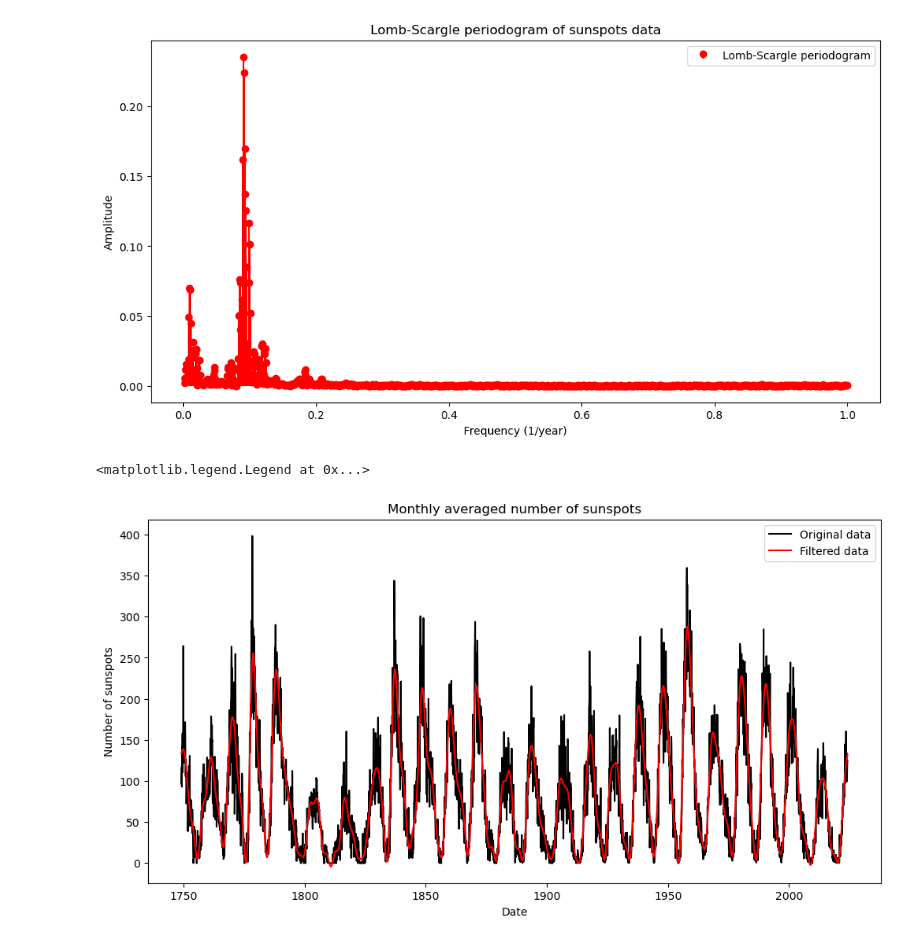
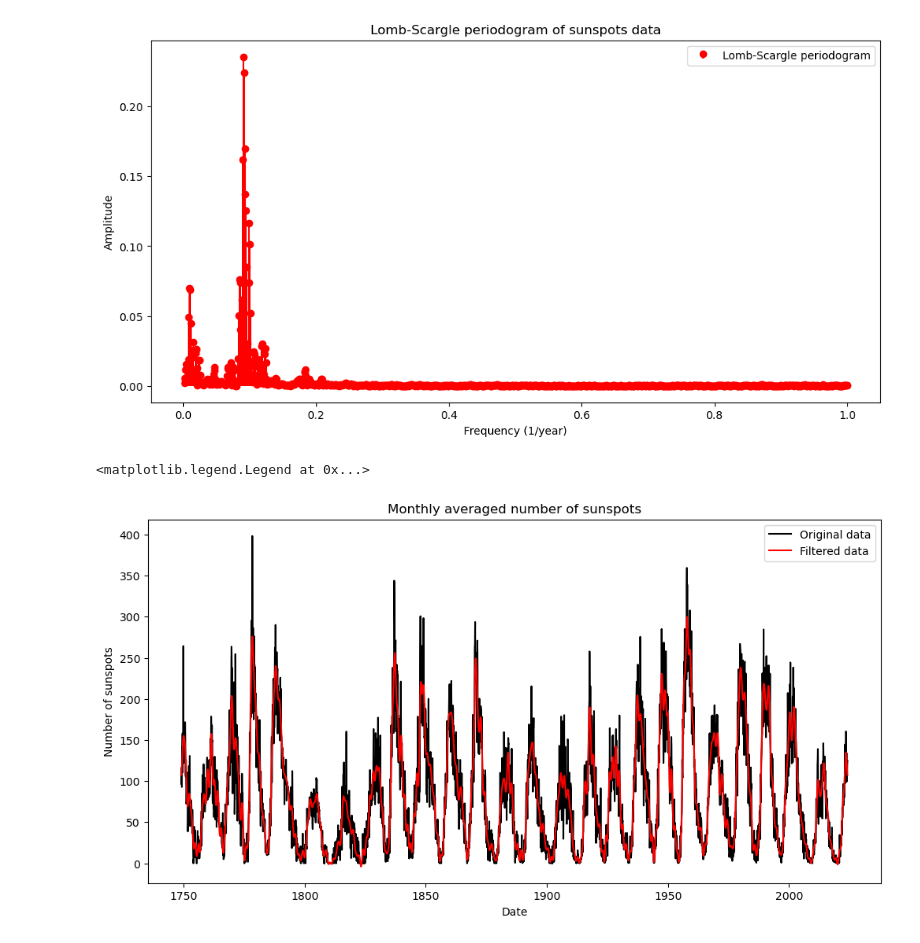
Before and after one commit to lennartvoelz/sunspot_data, a Jupyter notebook: scripts/showcase.ipynb, the cells around one changed output. Cells and saved outputs as stored; diff of their text form; code cells hidden in the pictures.

Commit message:
ran into some problems, cant figure out for now

```diff
--- a/scripts/showcase.ipynb
+++ b/scripts/showcase.ipynb
@@ -60,20 +60,20 @@ plt.legend()
 # %%
 ft = rfft(sunspots["N_total_sunspots_smoothed"].to_numpy())
 frequencies = rfftfreq(len(sunspots["N_total_sunspots_smoothed"]), d=sunspots["Dec_Year"].diff().mean())
 
-ft[frequencies>0.3] = 0
+ft[frequencies>0.8] = 0
 sunspots_filtered = irfft(ft)
 
 fig, ax = plt.subplots(figsize=(12, 6))
 
 ax.plot(sunspots['Dec_Year'], sunspots['N_total_sunspots_smoothed'], 'k-', label='Original data')
 ax.plot(sunspots['Dec_Year'], sunspots_filtered, 'r-', label='Filtered data')
 ax.set(
     xlabel='Date',
     ylabel='Number of sunspots',
     title='Monthly averaged number of sunspots',
 )
 plt.legend()
 # %% [output]
 <matplotlib.legend.Legend at 0x...>
-[figure, old version]
+[figure, new version]
```
Also changed, not shown: parts of 6 cells of this notebook, 2 other files.
